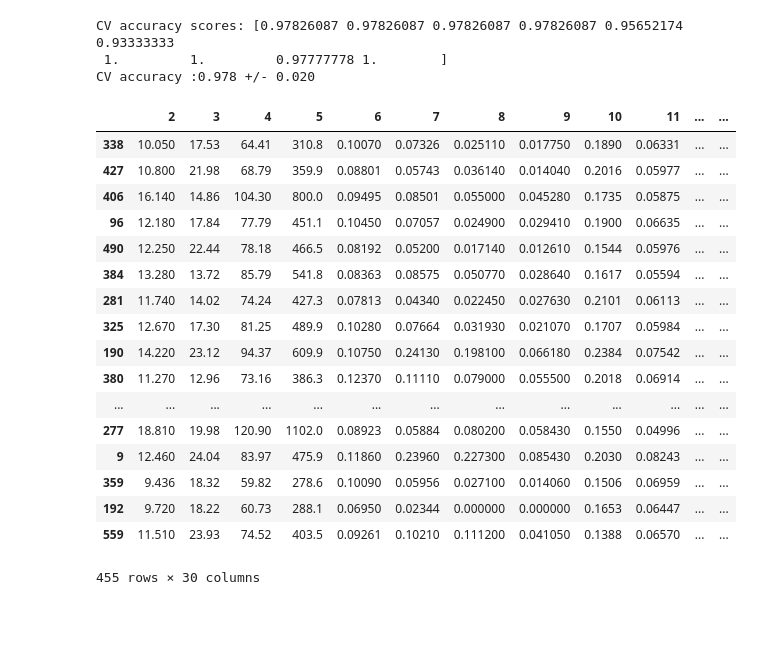
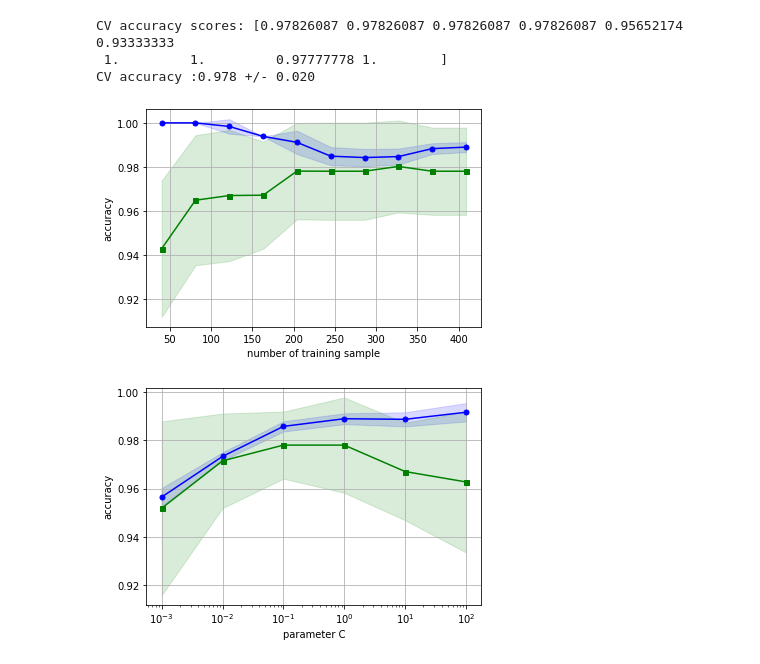
Before and after one commit to nsakki55/tech-notes, a Jupyter notebook: python-machine-learning-book/code/ch06/mycode06.ipynb, the cells around one changed output. Cells and saved outputs as stored; diff of their text form; code cells hidden in the pictures; blank space fills up the shorter version.

```diff
--- a/python-machine-learning-book/code/ch06/mycode06.ipynb
+++ b/python-machine-learning-book/code/ch06/mycode06.ipynb
@@ -79,24 +79,53 @@ print('CV accuracy :%.3f +/- %.3f' % (np.mean(scores),np.std(scores)))
 CV accuracy scores: [0.97826087 0.97826087 0.97826087 0.97826087 0.95652174 0.93333333
  1.         1.         0.97777778 1.        ]
 CV accuracy :0.978 +/- 0.020
-# %%
-X_train
-# %% [output]
-|  | 2 | 3 | 4 | 5 | 6 | 7 | 8 | 9 | 10 | 11 | ... | ... |
-| 338 | 10.050 | 17.53 | 64.41 | 310.8 | 0.10070 | 0.07326 | 0.025110 | 0.017750 | 0.1890 | 0.06331 | ... | ... |
-| 427 | 10.800 | 21.98 | 68.79 | 359.9 | 0.08801 | 0.05743 | 0.036140 | 0.014040 | 0.2016 | 0.05977 | ... | ... |
-| 406 | 16.140 | 14.86 | 104.30 | 800.0 | 0.09495 | 0.08501 | 0.055000 | 0.045280 | 0.1735 | 0.05875 | ... | ... |
-| 96 | 12.180 | 17.84 | 77.79 | 451.1 | 0.10450 | 0.07057 | 0.024900 | 0.029410 | 0.1900 | 0.06635 | ... | ... |
-| 490 | 12.250 | 22.44 | 78.18 | 466.5 | 0.08192 | 0.05200 | 0.017140 | 0.012610 | 0.1544 | 0.05976 | ... | ... |
-| 384 | 13.280 | 13.72 | 85.79 | 541.8 | 0.08363 | 0.08575 | 0.050770 | 0.028640 | 0.1617 | 0.05594 | ... | ... |
-| 281 | 11.740 | 14.02 | 74.24 | 427.3 | 0.07813 | 0.04340 | 0.022450 | 0.027630 | 0.2101 | 0.06113 | ... | ... |
-| 325 | 12.670 | 17.30 | 81.25 | 489.9 | 0.10280 | 0.07664 | 0.031930 | 0.021070 | 0.1707 | 0.05984 | ... | ... |
-| 190 | 14.220 | 23.12 | 94.37 | 609.9 | 0.10750 | 0.24130 | 0.198100 | 0.066180 | 0.2384 | 0.07542 | ... | ... |
-| 380 | 11.270 | 12.96 | 73.16 | 386.3 | 0.12370 | 0.11110 | 0.079000 | 0.055500 | 0.2018 | 0.06914 | ... | ... |
-| ... | ... | ... | ... | ... | ... | ... | ... | ... | ... | ... | ... | ... |
-| 277 | 18.810 | 19.98 | 120.90 | 1102.0 | 0.08923 | 0.05884 | 0.080200 | 0.058430 | 0.1550 | 0.04996 | ... | ... |
-| 9 | 12.460 | 24.04 | 83.97 | 475.9 | 0.11860 | 0.23960 | 0.227300 | 0.085430 | 0.2030 | 0.08243 | ... | ... |
-| 359 | 9.436 | 18.32 | 59.82 | 278.6 | 0.10090 | 0.05956 | 0.027100 | 0.014060 | 0.1506 | 0.06959 | ... | ... |
-| 192 | 9.720 | 18.22 | 60.73 | 288.1 | 0.06950 | 0.02344 | 0.000000 | 0.000000 | 0.1653 | 0.06447 | ... | ... |
-| 559 | 11.510 | 23.93 | 74.52 | 403.5 | 0.09261 | 0.10210 | 0.111200 | 0.041050 | 0.1388 | 0.06570 | ... | ... |
-455 rows × 30 columns
+# %%
+from sklearn.model_selection import learning_curve
+pipe_lr=Pipeline([('sc',StandardScaler()),('lr',LogisticRegression(penalty='l2',random_state=0))])
+train_size,train_scores,test_scores=learning_curve(estimator=pipe_lr,
+                                                   X=X_train,
+                                                   y=y_train,
+                                                   train_sizes=np.linspace(0.1,1.0,10),
+                                                   cv=10,
+                                                   n_jobs=-1)
+train_mean=np.mean(train_scores,axis=1)
+train_std=np.std(train_scores,axis=1)
+test_mean=np.mean(test_scores,axis=1)
+test_std=np.std(test_scores,axis=1)
+plt.plot(train_size,train_mean,color='blue',marker='o',markersize=5,label='train accuracy')
+plt.fill_between(train_size,train_mean+train_std,train_mean-train_std,color='blue',alpha=0.15)
+plt.plot(train_size,test_mean,color='green',marker='s',markersize=5,label='test accuracy')
+plt.fill_between(train_size,test_mean+test_std,test_mean-test_std,color='green',alpha=0.15)
+plt.grid()
+plt.xlabel('number of training sample')
+plt.ylabel('accuracy')
+plt.show()
+# %% [output]
+[figure, added]
+# %%
+
+from sklearn.model_selection import validation_curve
+param_range=[10**i for i in range(-3,3)]
+pipe_lr=Pipeline([('sc',StandardScaler()),('lr',LogisticRegression(penalty='l2',random_state=0))])
+train_scores,test_scores=validation_curve(estimator=pipe_lr,
+                                                   X=X_train,
+                                                   y=y_train,
+                                                   param_name="lr__C",
+                                                   param_range=param_range,
+                                                   cv=10)
+train_mean=np.mean(train_scores,axis=1)
+train_std=np.std(train_scores,axis=1)
+test_mean=np.mean(test_scores,axis=1)
+test_std=np.std(test_scores,axis=1)
+plt.plot(param_range,train_mean,color='blue',marker='o',markersize=5,label='train accuracy')
+plt.fill_between(param_range,train_mean+train_std,train_mean-train_std,color='blue',alpha=0.15)
+plt.plot(param_range,test_mean,color='green',marker='s',markersize=5,label='test accuracy')
+plt.fill_between(param_range,test_mean+test_std,test_mean-test_std,color='green',alpha=0.15)
+plt.grid()
+
+plt.xlabel('parameter C')
+plt.xscale('log')
+plt.ylabel('accuracy')
+plt.show()
+# %% [output]
+[figure, added]
```
Also changed, not shown: parts of 3 cells of this notebook.
